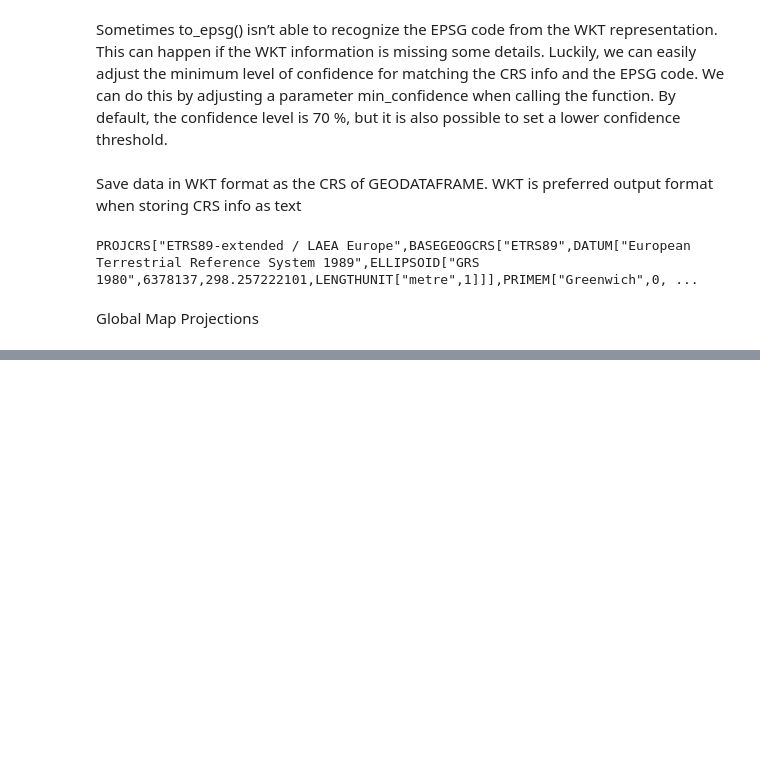
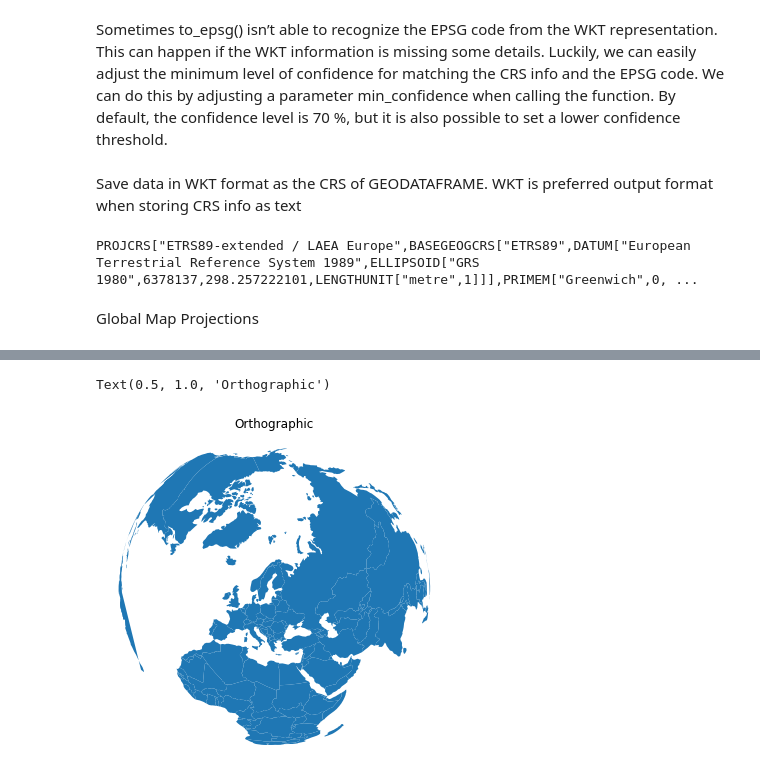
Before and after one commit to alanlyyy/AUTOGIS_COURSE, a Jupyter notebook: L2/L2_Map_Projections.ipynb, the cells around one changed output, grey strips where cells are left out. Drawn from its saved outputs; the diff is of its cells as text; code cells hidden in the pictures; blank space fills up the shorter version.

```diff
--- a/L2/L2_Map_Projections.ipynb
+++ b/L2/L2_Map_Projections.ipynb
@@ -205,0 +261,13 @@ Global Map Projections
+# %%
+#Define an orthographic projection, centered in Finland! from: http://www.statsmapsnpix.com/2019/09/globe-projections-and-insets-in-qgis.html
+ortho = CRS.from_proj4("+proj=ortho +lat_0=60.00 +lon_0=23.0000 +x_0=0 +y_0=0 +a=6370997 +b=6370997 +units=m +no_defs")
+
+#re-project and plot
+admin.to_crs(ortho).plot()
+
+#remove x and y axis
+plt.axis('off')
+plt.title("Orthographic")
+# %% [output]
+Text(0.5, 1.0, 'Orthographic')
+[figure, added]
```
Also changed, not shown: parts of 6 cells of this notebook.
